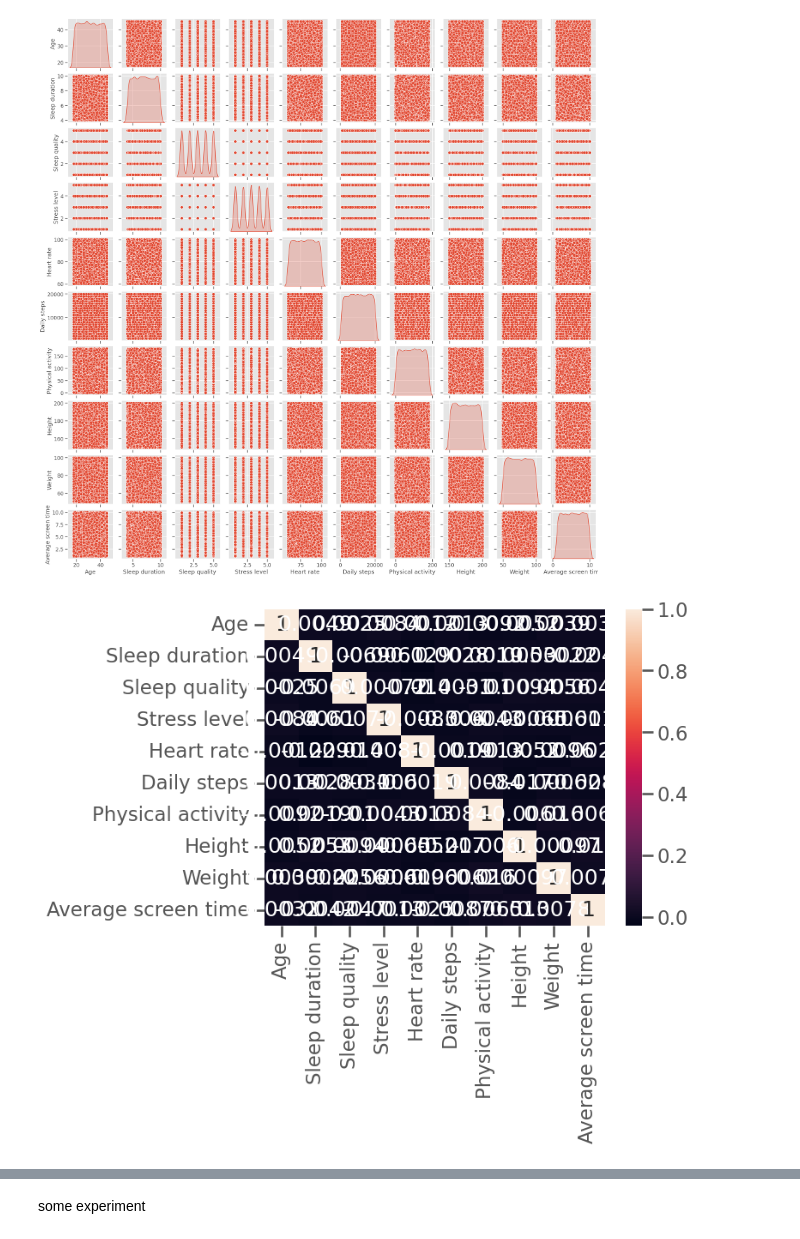
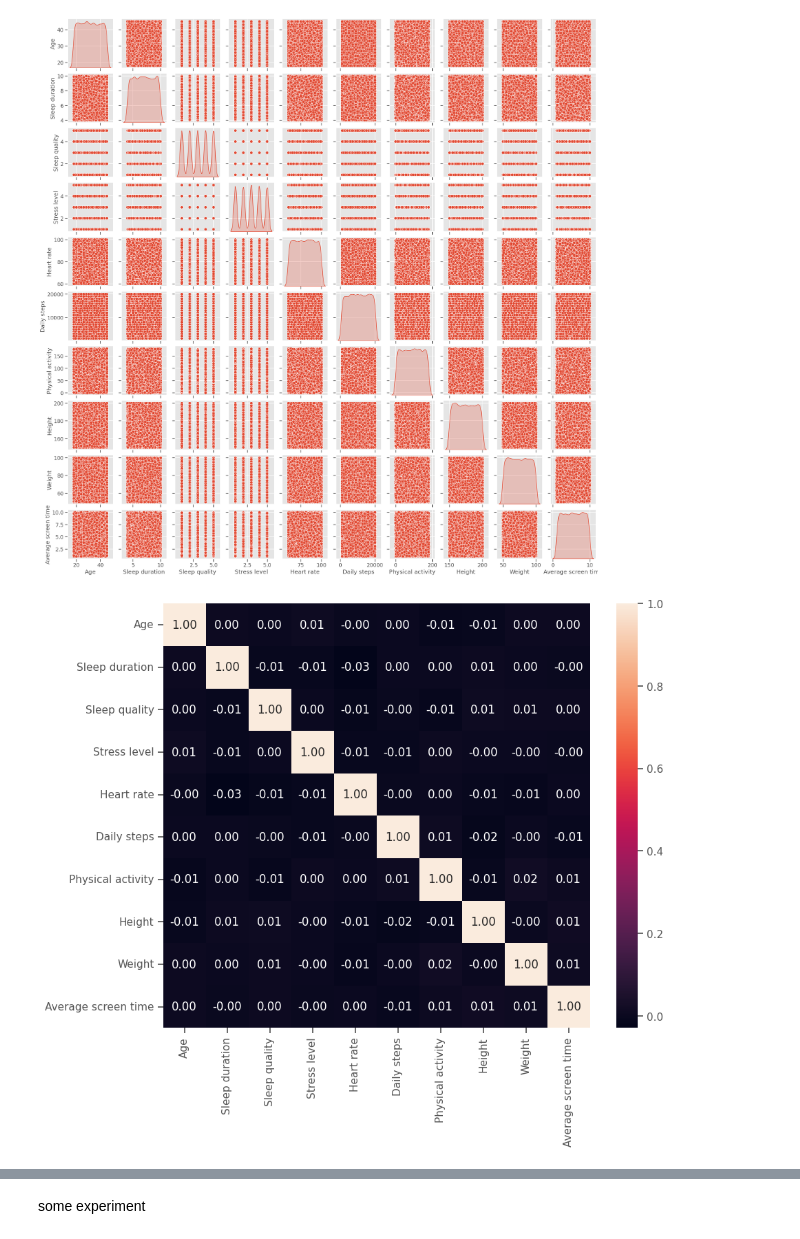
Before and after one commit to Jonkkeyler333/Deteccion_sindrome_ojo_seco, a Jupyter notebook: main.ipynb, the cells around one changed output, grey strips where cells are left out. Saved outputs shown, nothing was run; the diff lists cells and outputs as text; code cells hidden in the pictures.

```diff
--- a/main.ipynb
+++ b/main.ipynb
@@ -11,7 +11,7 @@ from sklearn.preprocessing import StandardScaler
 from sklearn.model_selection import train_test_split
 plt.style.use('ggplot')
 # %%
-sns.set_context('paper')
+sns.set_context('notebook')
 # %% [markdown]
 ## Data Loading
 # %%
@@ -101,10 +101,11 @@ plt.show()
 [figure]
 # %%
 df[numerical_features].corr()
-sns.heatmap(df[numerical_features].corr(),annot=True)
+plt.figure(figsize=(10,8))
+sns.heatmap(df[numerical_features].corr(), annot=True, fmt='.2f')
 plt.show()
 # %% [output]
-[figure, old version]
+[figure, new version]
 # %%
 sns.histplot(df['Age'],bins=bins,color="royalblue")
 plt.title('Age Distribution of sick people')
```
Also changed, not shown: parts of 8 cells of this notebook.
